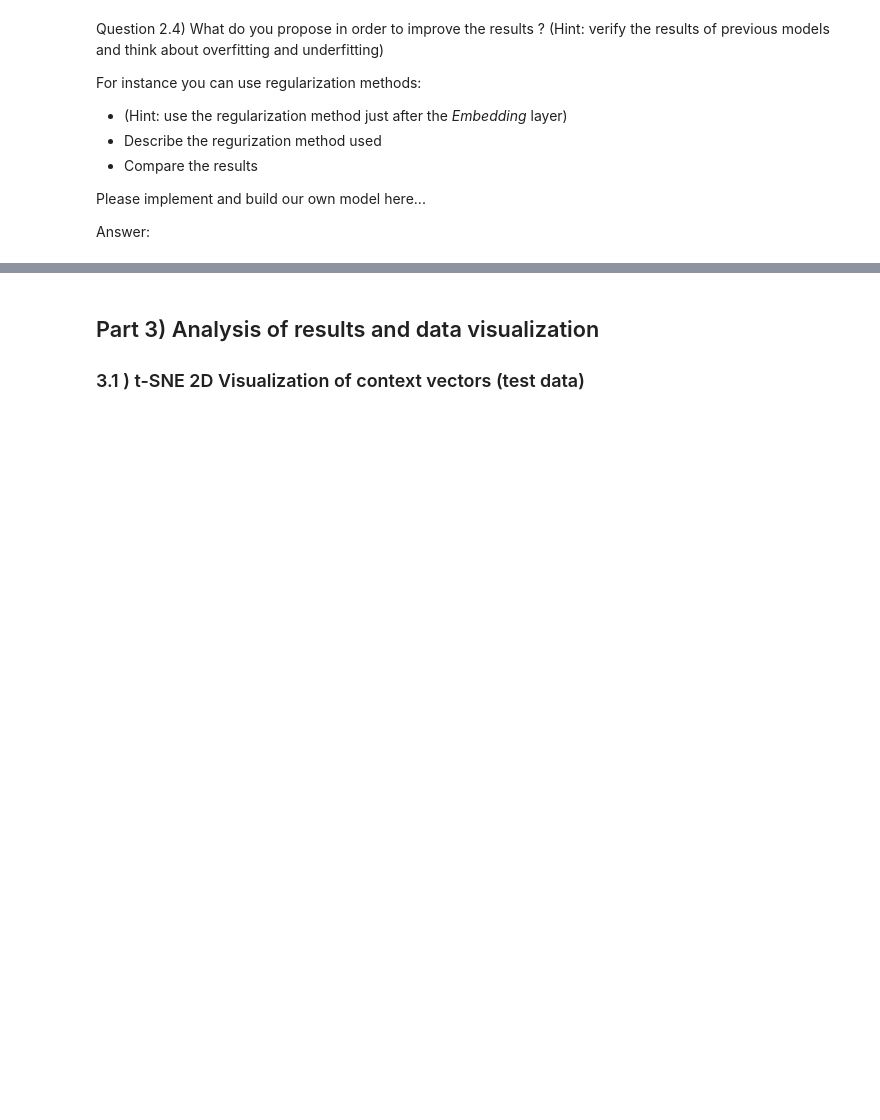
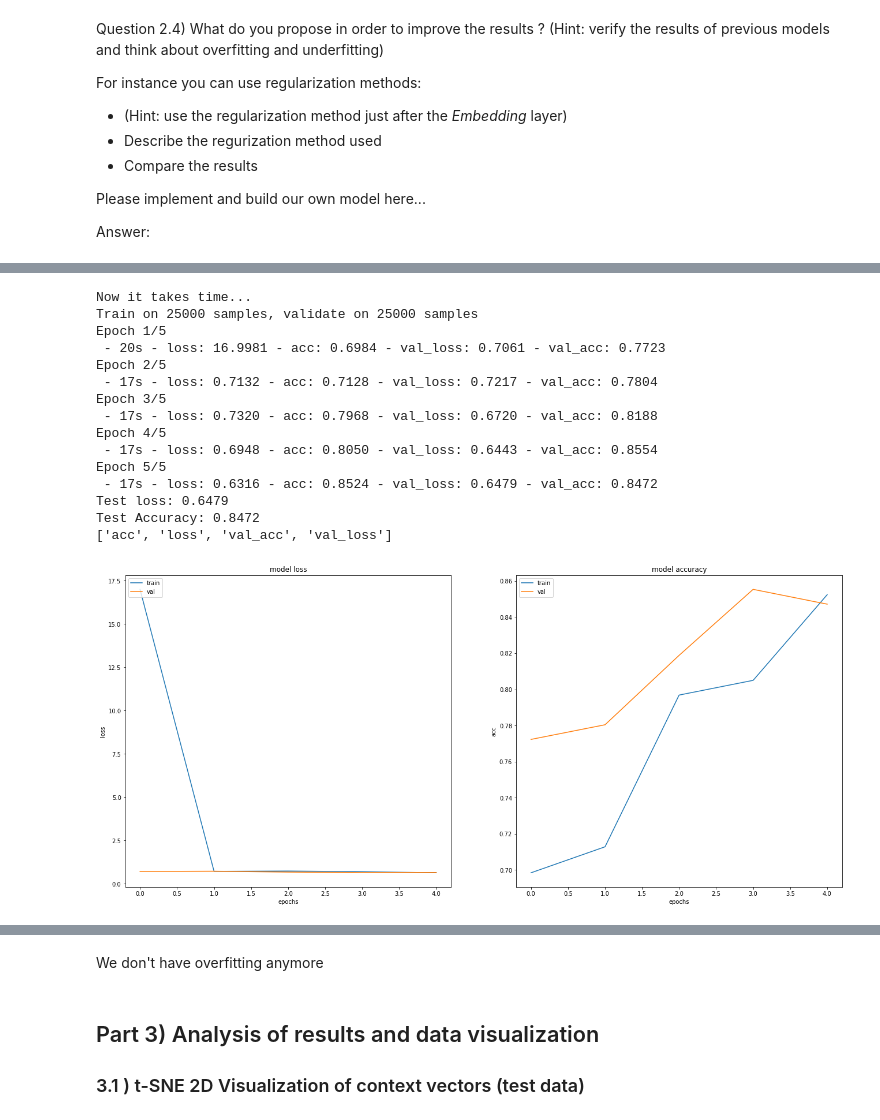
Before and after one commit to Kornflex28/deep502, a Jupyter notebook: LabSession6-RNN-IMDB-student.ipynb, the cells around one changed output, grey strips where cells are left out. Cells and saved outputs as stored; diff of their text form; code cells hidden in the pictures; blank space fills up the shorter version.

```diff
--- a/LabSession6-RNN-IMDB-student.ipynb
+++ b/LabSession6-RNN-IMDB-student.ipynb
@@ -339,0 +442,23 @@ Answer:
+# %%
+from keras import regularizers
+embedding_dims = 300
+rnn_units = 50
+
+print('Build model...')
+modelLSTM_2 = Sequential()
+
+# max_words is the vocabulary size
+# embeddings_dim is the dimension of each word embeddings vector
+# maxlen is the maximum length of each sequence
+# Embedding layer definition
+modelLSTM_2.add(Embedding(max_words, embedding_dims, input_length=maxlen,embeddings_regularizer=regularizers.l2(0.01)))
+# Recurrent layer definition
+modelLSTM_2.add(CuDNNLSTM(units=rnn_units))
+# Linear layer definition
+modelLSTM_2.add(Dense(num_classes-1))
+# Non-linear function bounded (0 to 1)
+modelLSTM_2.add(Activation('sigmoid'))
+
+modelLSTM_2.compile(loss='binary_crossentropy', optimizer='adam', metrics=['acc'])
+# Show the model architecture
+print (modelLSTM_2.summary())
@@ -339,0 +483,33 @@ Answer:
+# %%
+# Train model
+batch_size=128
+num_epochs=5
+
+print('Now it takes time...')
+LSTM2_hist = modelLSTM_2.fit(X_train, y_train, batch_size=batch_size, epochs=num_epochs, validation_data=(X_test, y_test), verbose=2)
+
+
+# Evaluate model
+test_loss, acc = modelLSTM_2.evaluate(X_test, y_test, batch_size=batch_size, verbose=2)
+
+print('Test loss: %1.4f' % test_loss)
+print('Test Accuracy: %1.4f' % acc)
+#evaluate the model using our function (plot to check overfitting)
+evaluate_model(modelLSTM_2, LSTM2_hist, X_test, y_test, batch_size)
+# %% [output]
+Now it takes time...
+Train on 25000 samples, validate on 25000 samples
+Epoch 1/5
+ - 20s - loss: 16.9981 - acc: 0.6984 - val_loss: 0.7061 - val_acc: 0.7723
+Epoch 2/5
+ - 17s - loss: 0.7132 - acc: 0.7128 - val_loss: 0.7217 - val_acc: 0.7804
+Epoch 3/5
+ - 17s - loss: 0.7320 - acc: 0.7968 - val_loss: 0.6720 - val_acc: 0.8188
+Epoch 4/5
+ - 17s - loss: 0.6948 - acc: 0.8050 - val_loss: 0.6443 - val_acc: 0.8554
+Epoch 5/5
+ - 17s - loss: 0.6316 - acc: 0.8524 - val_loss: 0.6479 - val_acc: 0.8472
+Test loss: 0.6479
+Test Accuracy: 0.8472
+['acc', 'loss', 'val_acc', 'val_loss']
+[figure, added]
@@ -340,3 +518,5 @@ Answer:
+# %% [markdown]
+We don't have overfitting anymore
 # %% [markdown]
 ## Part 3) Analysis of results and data visualization
 ### 3.1 ) t-SNE 2D Visualization of context vectors (test data)
```
Also changed, not shown: parts of 32 cells of this notebook.
